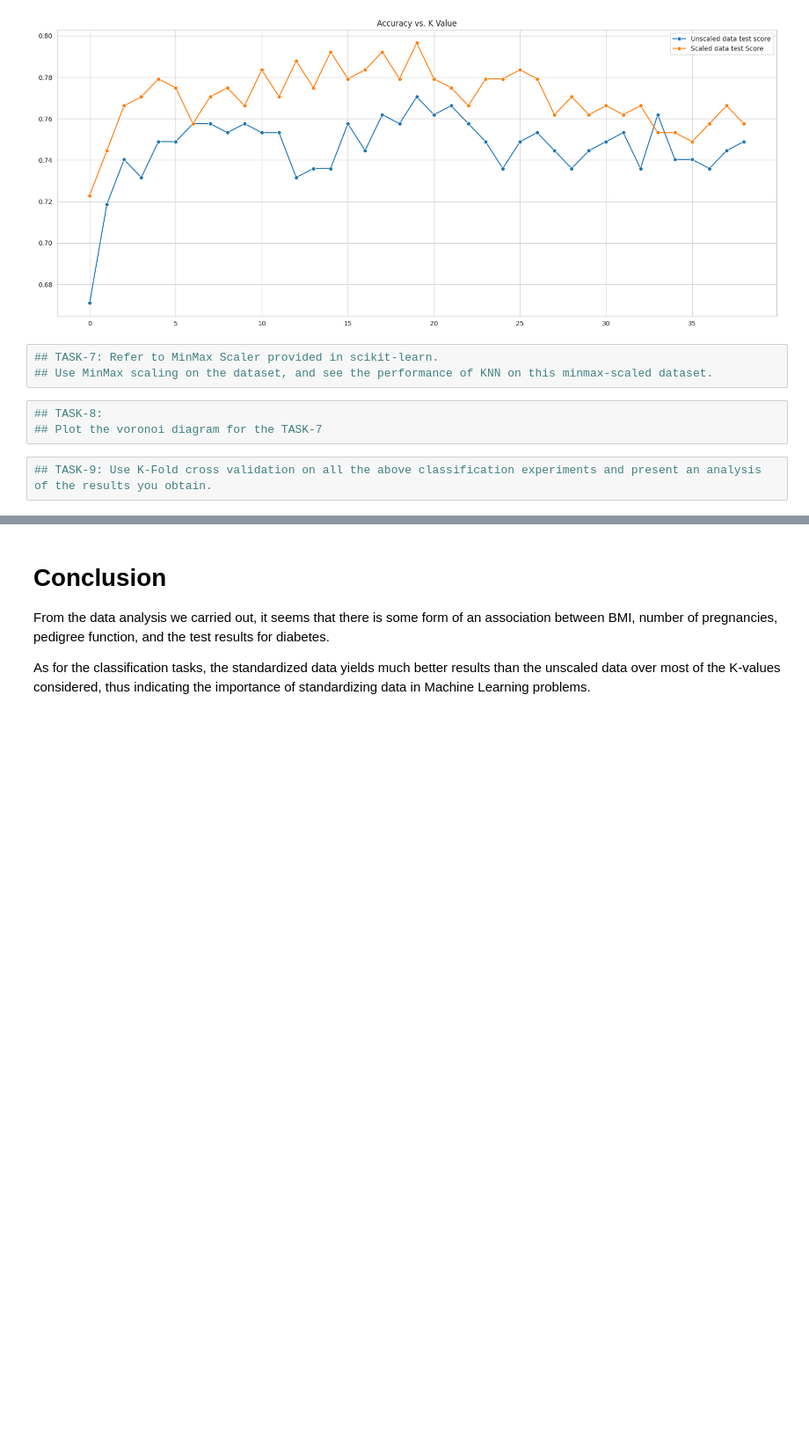
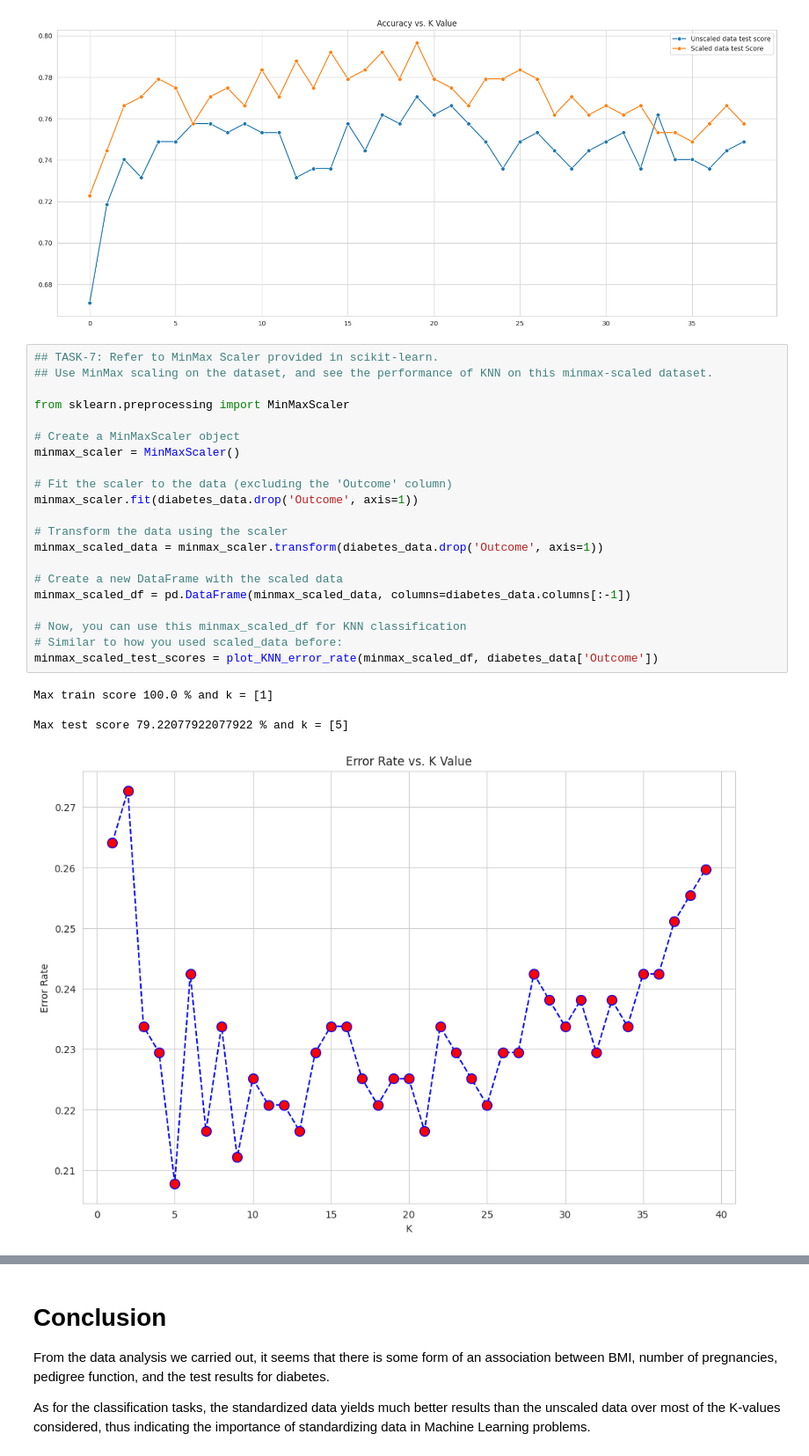
Before and after one commit to Gnanasree12/iiit_project_and_lab, a Jupyter notebook: AIML_Module_3_project.ipynb, the cells around one changed output, grey strips where cells are left out. Shown at 88% size. Drawn from its saved outputs; the diff is of its cells as text; blank space fills up the shorter version.

```diff
--- a/AIML_Module_3_project.ipynb
+++ b/AIML_Module_3_project.ipynb
@@ -489,11 +489,29 @@ sns.lineplot(scaled_test_scores,marker='o',label='Scaled data test Score')
 # %% [output]
 <Axes: title={'center': 'Accuracy vs. K Value'}>
 [figure]
-# %%
-## TASK-7: Refer to MinMax Scaler provided in scikit-learn.
-## Use MinMax scaling on the dataset, and see the performance of KNN on this minmax-scaled dataset.
-# %%
-## TASK-8:
-## Plot the voronoi diagram for the TASK-7
-# %%
-## TASK-9: Use K-Fold cross validation on all the above classification experiments and present an analysis of the results you obtain.
+# %%
+## TASK-7: Refer to MinMax Scaler provided in scikit-learn.
+## Use MinMax scaling on the dataset, and see the performance of KNN on this minmax-scaled dataset.
+
+from sklearn.preprocessing import MinMaxScaler
+
+# Create a MinMaxScaler object
+minmax_scaler = MinMaxScaler()
+
+# Fit the scaler to the data (excluding the 'Outcome' column)
+minmax_scaler.fit(diabetes_data.drop('Outcome', axis=1))
+
+# Transform the data using the scaler
+minmax_scaled_data = minmax_scaler.transform(diabetes_data.drop('Outcome', axis=1))
+
+# Create a new DataFrame with the scaled data
+minmax_scaled_df = pd.DataFrame(minmax_scaled_data, columns=diabetes_data.columns[:-1])
+
+# Now, you can use this minmax_scaled_df for KNN classification
+# Similar to how you used scaled_data before:
+minmax_scaled_test_scores = plot_KNN_error_rate(minmax_scaled_df, diabetes_data['Outcome'])
+# %% [output]
+Max train score 100.0 % and k = [1]
+
+Max test score 79.22077922077922 % and k = [5]
+[figure, added]
```
Also changed, not shown: parts of 2 cells of this notebook.
